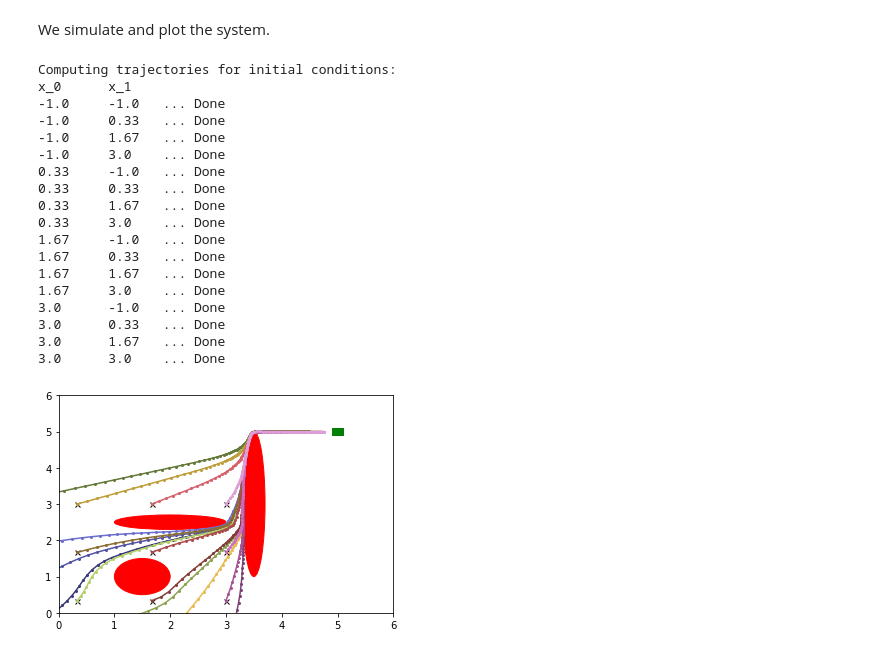
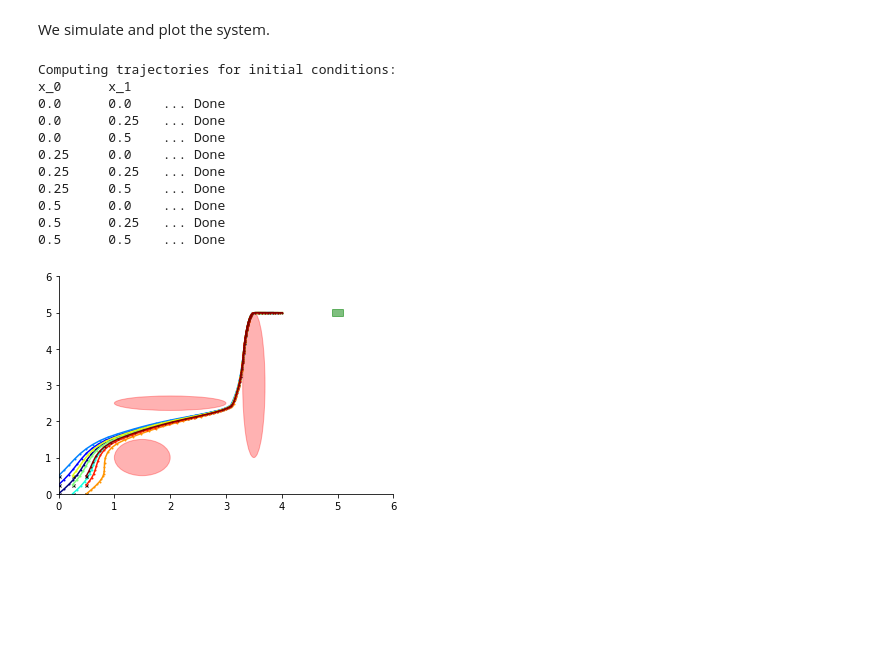
Before and after one commit to tomashdz/control_barrier_function_kit, a Jupyter notebook: tutorial/tutorial.ipynb, the cells around one changed output. Cells and saved outputs as stored; diff of their text form; code cells hidden in the pictures; blank space fills up the shorter version.

Commit message:
formating and plotting changes

```diff
--- a/tutorial/tutorial.ipynb
+++ b/tutorial/tutorial.ipynb
@@ -216,3 +272,10 @@ ctrl_param = [0.2, 0.2]
+# %%
+# Symbols for the CBF
+xr0, xr1, cx, cy, rad_x, rad_y, u = symbols('xr0 xr1 cx cy rad_x rad_y u')
+B = ((xr0 - cx)/rad_x)**2 + ((xr1 - cy)/rad_y)**2 - 1
+g = u
+
+myCBF = CBF(B, g, (xr0, xr1), bad_sets)
 # %% [markdown]
 We also define simulation options and define the system using the NonlinearIOSystem class in the control package.
 # %%
@@ -222,25 +285,25 @@ n_samples = 100
 T = np.linspace(0, T_max, n_samples)
 
 # System definition using the control toolbox
-silly_bug_sys = control.NonlinearIOSystem(
+nimble_ant_sys = control.NonlinearIOSystem(
     nimble_ant_f, None, inputs=None, outputs=None, dt=None,
-    states=('x0', 'x1'), name='silly_bug',
-    params={'goal_x': goal_x, 'bad_sets': bad_sets, 'ctrl_param': ctrl_param})
+    states=('x0', 'x1'), name='nimble_ant',
+    params={'goal_x': goal_x, 'bad_sets': bad_sets, 'ctrl_param': ctrl_param, 'CBF': myCBF})
 # %% [markdown]
 Next, we define a grid of initial conditions for the system as follows
 # %%
 # Initial conditions
 # min, max of x,y values for initial conditions
-min_x, min_y, max_x, max_y = -1, -1, 3, 3
-nx, ny = 4, 4              # number of initial conditions in each axis
+min_x, min_y, max_x, max_y = 0, 0, 0.5, 0.5
+nx, ny = 3, 3              # number of initial conditions in each axis
+
+# Vectors of initial conditions in each axis
+xx = np.linspace(min_x, max_x, nx)
+yy = np.linspace(min_y, max_y, ny)
 
 # Uncomment the following for specific intial conditions
 # xx = [0]
 # yy = [0]
-
-# Vectors of initial conditions in each axis
-xx = np.linspace(min_x, max_x, nx)
-yy = np.linspace(min_y, max_y, ny)
 # %% [markdown]
 We simulate and plot the system.
 # %%
@@ -251,10 +314,10 @@ cvxopt.solvers.options['max_iter'] = 1000
 
 # Plot
 fig, ax = plt.subplots()
-jet = plt.get_cmap('tab20b')
+jet = plt.get_cmap('jet')
 colors = iter(jet(np.linspace(0, 1, len(xx)*len(yy))))
 
-# Loop through initial conditions
+# Loop through initial conditions and simulate system
 print('Computing trajectories for initial conditions:')
 print('x_0\t x_1')
 for idxi, i in enumerate(xx):
@@ -268,53 +331,48 @@ for idxi, i in enumerate(xx):
             if is_inside_ellipse([i, k], bad_sets[idxj]):
                 print('Skip (Invalid):\t', i, k)
                 bool_val = 1
         if bool_val == 1:
             continue
 
-        print(round(i,2), '\t', round(k,2),"\t... ", end="", flush=True)
+        print(round(i, 2), '\t', round(k, 2), "\t... ", end="", flush=True)
         x_0 = np.array([i, k])
 
         # Compute output on the silly bug system for given initial conditions and timesteps T
-        t, y, x = control.input_output_response(sys=silly_bug_sys, T=T, U=0, X0=[
+        t, y, x = control.input_output_response(sys=nimble_ant_sys, T=T, U=0, X0=[
                                                 i, k], return_x=True, method='BDF')
 
         # Plot initial conditions and path of system
-        plt.plot(i, k, 'x-', markersize=5, color=[0, 0, 0, 1])
-        plt.plot(x[0], x[1], 'o-', markersize=2,
+        plt.plot(i, k, 'x-', markersize=3, color=[0, 0, 0, 1])
+        plt.plot(x[0], x[1], 'o-', markersize=1,
                  color=next(colors, [1, 1, 1, 1]))
 
         print("Done")
 
 curr_bs = []
 for idxi, _ in enumerate(bad_sets):
     curr_bs = bad_sets[idxi]
     ell = Ellipse((curr_bs[0], curr_bs[1]), 2 *
-                  curr_bs[2], 2 * curr_bs[3], color='r')
+                  curr_bs[2], 2 * curr_bs[3], color='r', alpha=0.3)
     ax.add_patch(ell)
 
-goal_square = plt.Rectangle(goal_x-np.array([.1, .1]), .2, .2, color='g')
+goal_square = plt.Rectangle(goal_x-np.array([.1, .1]), .2, .2, color='g', alpha=0.5)
 ax.add_patch(goal_square)
 
 plt.xlim(0, 6)
 plt.ylim(0, 6)
+plt.gca().spines['top'].set_visible(False)
+plt.gca().spines['right'].set_visible(False)
 plt.show()
 # %% [output]
 Computing trajectories for initial conditions:
 x_0      x_1
--1.0     -1.0   ... Done
--1.0     0.33   ... Done
--1.0     1.67   ... Done
--1.0     3.0    ... Done
-0.33     -1.0   ... Done
-0.33     0.33   ... Done
-0.33     1.67   ... Done
-0.33     3.0    ... Done
-1.67     -1.0   ... Done
-1.67     0.33   ... Done
-1.67     1.67   ... Done
-1.67     3.0    ... Done
-3.0      -1.0   ... Done
-3.0      0.33   ... Done
-3.0      1.67   ... Done
-3.0      3.0    ... Done
+0.0      0.0    ... Done
+0.0      0.25   ... Done
+0.0      0.5    ... Done
+0.25     0.0    ... Done
+0.25     0.25   ... Done
+0.25     0.5    ... Done
+0.5      0.0    ... Done
+0.5      0.25   ... Done
+0.5      0.5    ... Done
-[figure, old version]
+[figure, new version]
```
Also changed, not shown: parts of 7 cells of this notebook, 1 other file.
